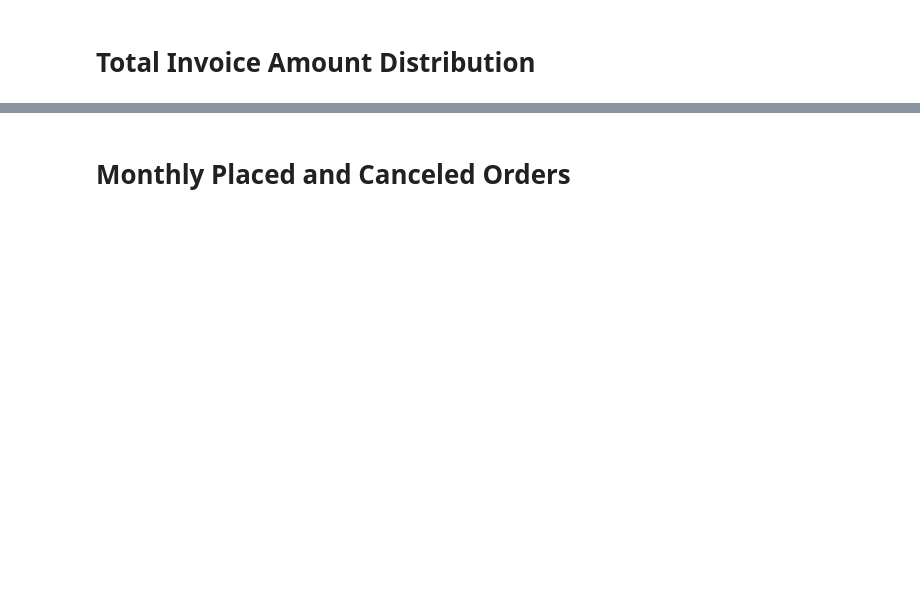
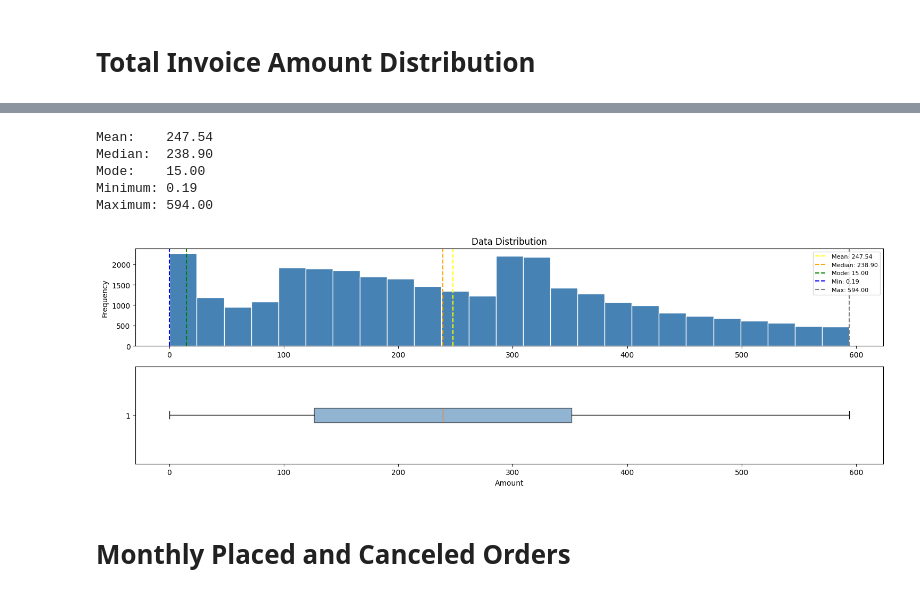
Before and after one commit to jarviscanada/jarvis_data_eng_YashMehrotra, a Jupyter notebook: python_data_analytics/python_data_wrangling/retail_data_analytics_wrangling.ipynb, the cells around one changed output, grey strips where cells are left out. Drawn from its saved outputs; the diff is of its cells as text; code cells hidden in the pictures; blank space fills up the shorter version.

```diff
--- a/python_data_analytics/python_data_wrangling/retail_data_analytics_wrangling.ipynb
+++ b/python_data_analytics/python_data_wrangling/retail_data_analytics_wrangling.ipynb
@@ -92,2 +212,13 @@ retail_df.head()
+# %%
+quantile_85 = invoice_df['Amount'].quantile(0.85)
+filtered_df = invoice_df[(invoice_df['Amount'] > 0) & (invoice_df['Amount'] <= quantile_85)]
+show_distribution(filtered_df['Amount'])
+# %% [output]
+Mean:    247.54
+Median:  238.90
+Mode:    15.00
+Minimum: 0.19
+Maximum: 594.00
+[figure, added]
 # %% [markdown]
 # Monthly Placed and Canceled Orders
```
Also changed, not shown: parts of 38 cells of this notebook, 1 other file.
